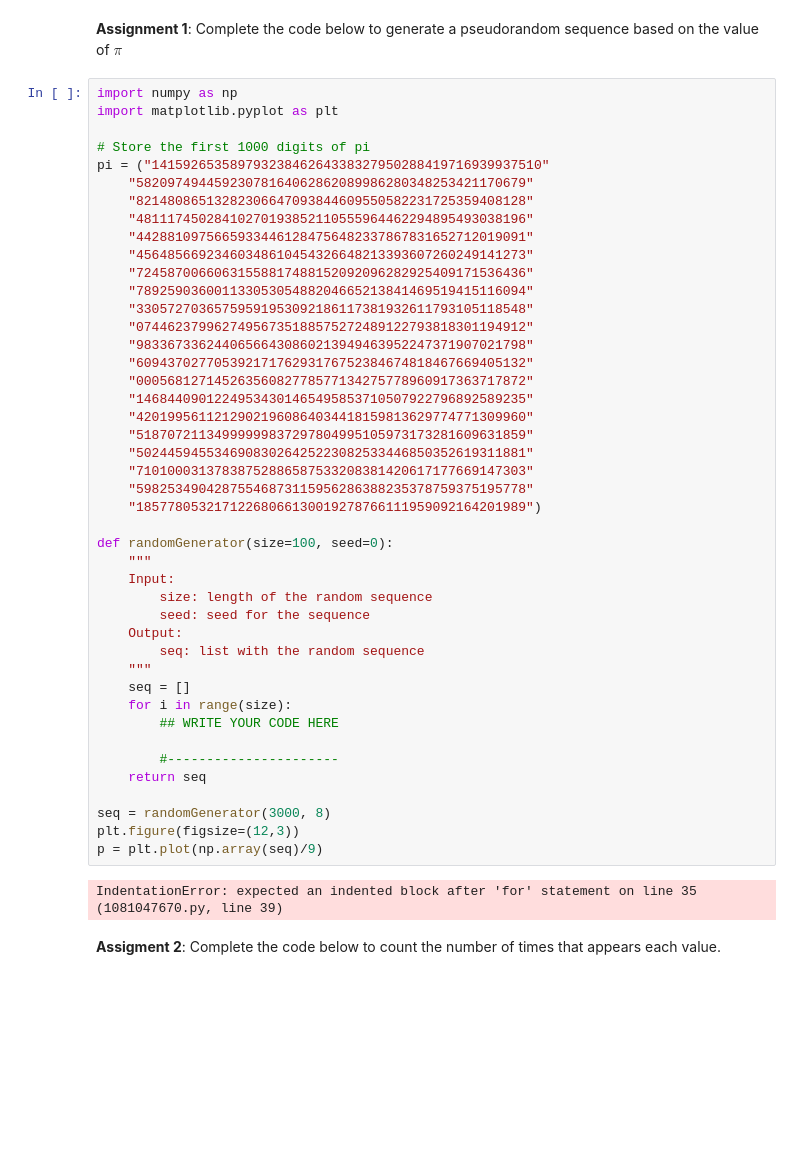
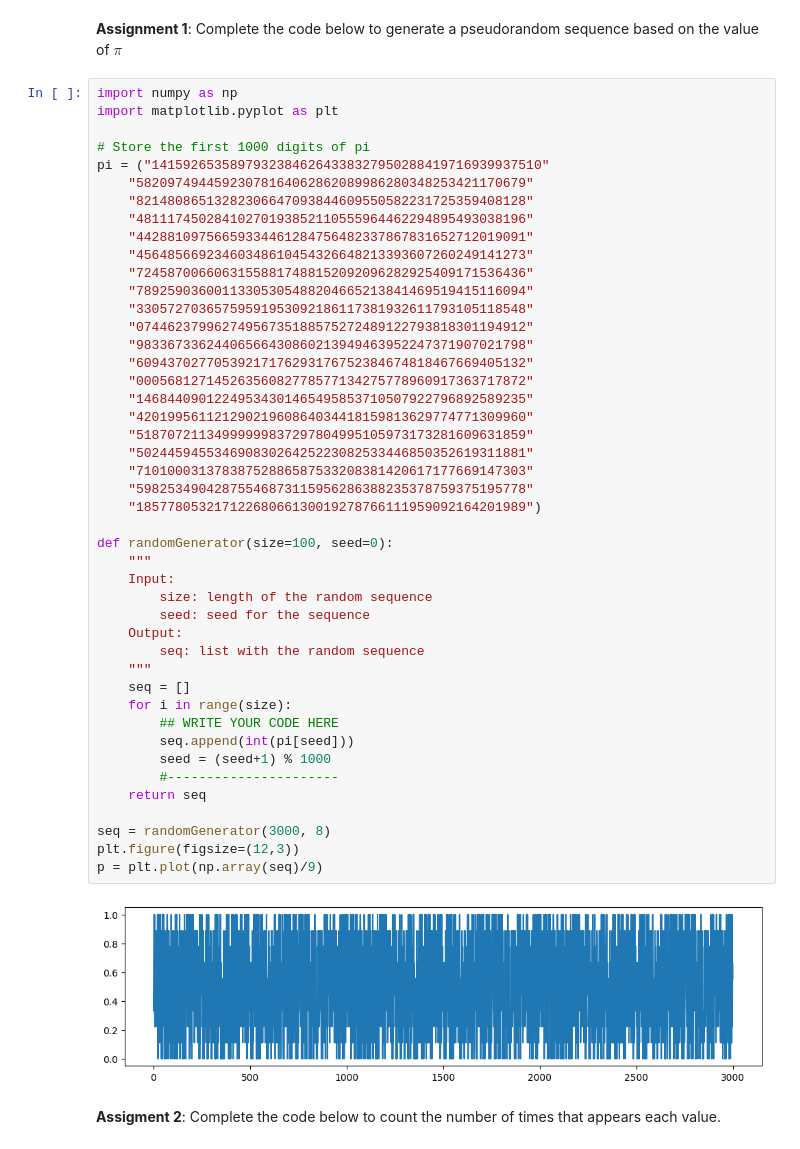
Before and after one commit to JossueJativa/Jupiter_notebook, a Jupyter notebook: MS2.ipynb, the cells around one changed output. Cells and saved outputs as stored; diff of their text form; blank space fills up the shorter version.

```diff
--- a/MS2.ipynb
+++ b/MS2.ipynb
@@ -19,35 +19,36 @@ pi = ("14159265358979323846264338327950288419716939937510"
     "07446237996274956735188575272489122793818301194912"
     "98336733624406566430860213949463952247371907021798"
     "60943702770539217176293176752384674818467669405132"
     "00056812714526356082778577134275778960917363717872"
     "14684409012249534301465495853710507922796892589235"
     "42019956112129021960864034418159813629774771309960"
     "51870721134999999837297804995105973173281609631859"
     "50244594553469083026425223082533446850352619311881"
     "71010003137838752886587533208381420617177669147303"
     "59825349042875546873115956286388235378759375195778"
     "18577805321712268066130019278766111959092164201989")
 
 def randomGenerator(size=100, seed=0):
     """
     Input:
         size: length of the random sequence
         seed: seed for the sequence
     Output:
         seq: list with the random sequence
     """
     seq = []
     for i in range(size):
         ## WRITE YOUR CODE HERE
-
+        seq.append(int(pi[seed]))
+        seed = (seed+1) % 1000
         #----------------------
     return seq
 
 seq = randomGenerator(3000, 8)
 plt.figure(figsize=(12,3))
 p = plt.plot(np.array(seq)/9)
 # %% [output]
-IndentationError: expected an indented block after 'for' statement on line 35 (1081047670.py, line 39)
+[figure, added]
 # %% [markdown]
 **Assigment 2**: Complete the code below to count the number of times that appears each value.
 # %%
```
Also changed, not shown: parts of 1 cell of this notebook.
